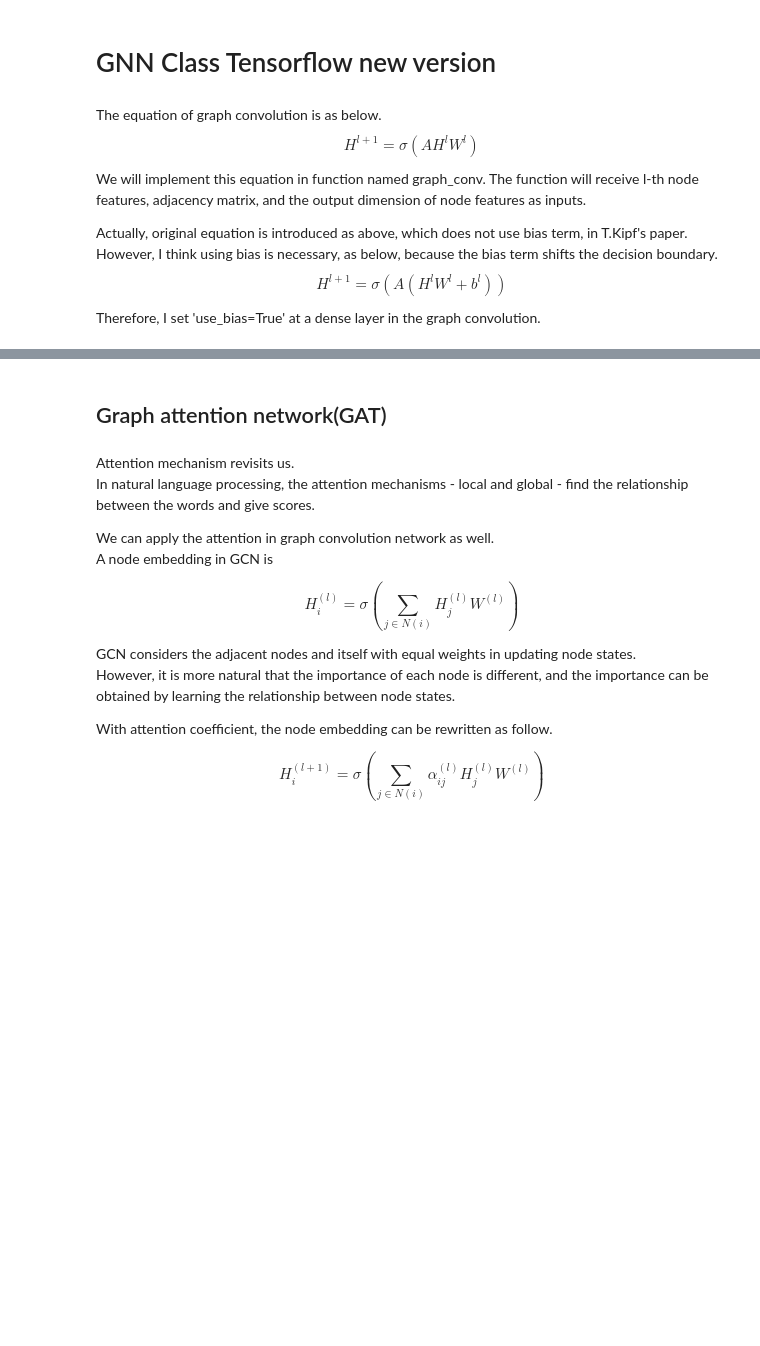
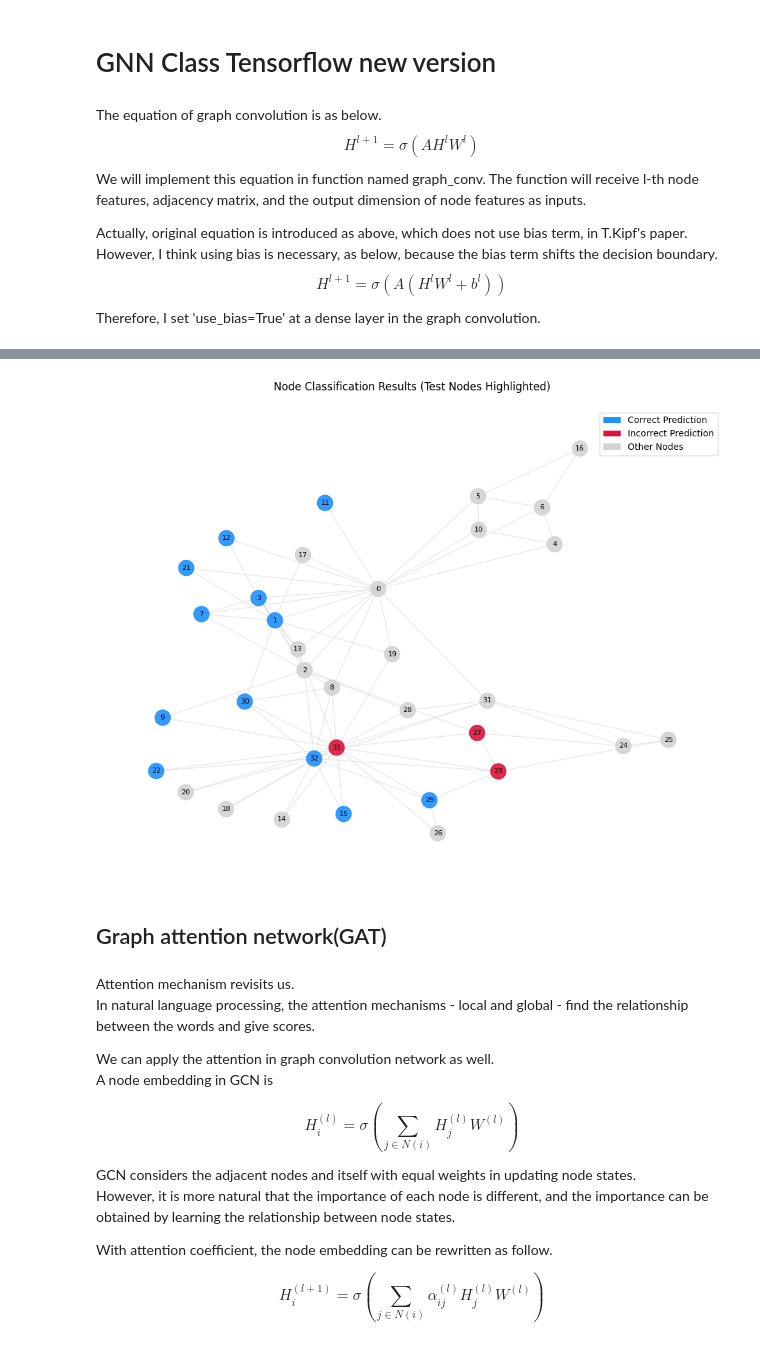
Before and after one commit to TAUforPython/machinelearning, a Jupyter notebook: GNN node classification GCN GAT GGNN GAGN.ipynb, the cells around one changed output, grey strips where cells are left out. Cells and saved outputs as stored; diff of their text form; code cells hidden in the pictures; blank space fills up the shorter version.

```diff
--- a/GNN node classification GCN GAT GGNN GAGN.ipynb
+++ b/GNN node classification GCN GAT GGNN GAGN.ipynb
@@ -699,4 +702,94 @@ Epoch: 0200, cost=0.00849, train_acc: 1.0000, test_acc: 0.8636
 Training and visualization complete.
+# %%
+from matplotlib.patches import Patch
+
+def visualize_node_predictions(model, feat_x_tf, y_test_tf, test_mask_tf, adj_norm_tf, original_data):
+    """
+    Visualize node classification results on the original graph
+    - All nodes: grey
+    - Correct test predictions: blue
+    - Incorrect test predictions: red
+
+    Args:
+        model: Your trained GCN model
+        feat_x_tf: TF tensor of node features
+        y_test_tf: TF tensor of test labels (one-hot)
+        test_mask_tf: TF tensor boolean mask of test nodes
+        adj_norm_tf: TF tensor of normalized adjacency matrix
+        original_data: PyG Data object with original graph structure
+    """
+    # Create visualization graph
+    G = to_networkx(original_data, to_undirected=True)
+
+    # Get model predictions
+    logits, _ = model.call(feat_x_tf, adj_norm_tf, dropout_rate=0.0, is_training=False)
+    preds = tf.argmax(logits, axis=1).numpy()
+    true_labels = tf.argmax(y_test_tf, axis=1).numpy()
+    test_mask = test_mask_tf.numpy().astype(bool)
+
+    # Prepare node colors
+    node_colors = ['lightgrey'] * original_data.num_nodes  # All nodes grey by default
+
+    # Color test nodes based on prediction correctness
+    for i in range(original_data.num_nodes):
+        if test_mask[i]:
+            if preds[i] == true_labels[i]:
+                node_colors[i] = 'dodgerblue'  # Correct prediction
+            else:
+                node_colors[i] = 'crimson'     # Incorrect prediction
+
+    # Draw the graph
+    plt.figure(figsize=(10, 8))
+    pos = nx.spring_layout(G, seed=42)
+
+    # Draw nodes with colors
+    nx.draw_networkx_nodes(
+        G, pos,
+        node_color=node_colors,
+        node_size=300,
+        alpha=0.9
+    )
+
+    # Draw edges
+    nx.draw_networkx_edges(
+        G, pos,
+        edge_color='lightgrey',
+        width=1,
+        alpha=0.5
+    )
+
+    # Draw labels
+    nx.draw_networkx_labels(G, pos, font_size=8)
+
+    # Create legend
+    legend_elements = [
+        Patch(facecolor='dodgerblue', label='Correct Prediction'),
+        Patch(facecolor='crimson', label='Incorrect Prediction'),
+        Patch(facecolor='lightgrey', label='Other Nodes')
+    ]
+
+    plt.legend(handles=legend_elements, loc='upper right')
+    plt.title("Node Classification Results (Test Nodes Highlighted)", pad=20)
+    plt.axis('off')
+    plt.tight_layout()
+    plt.show()
+
+# Example usage after training:
+# Assuming you have:
+# - model: Your trained GCN model
+# - feat_x_tf, y_test_tf, test_mask_tf, adj_norm_tf from your training setup
+# - original_data = KarateClub()[0] (the original PyG data object)
+
+visualize_node_predictions(
+    model=model,
+    feat_x_tf=feat_x_tf,
+    y_test_tf=y_test_tf,
+    test_mask_tf=test_mask_tf,
+    adj_norm_tf=adj_norm_tf,
+    original_data=original_data
+)
+# %% [output]
+[figure, added]
 # %% [markdown]
 ## Graph attention network(GAT)
 # %% [markdown]
```
Also changed, not shown: parts of 7 cells of this notebook.
